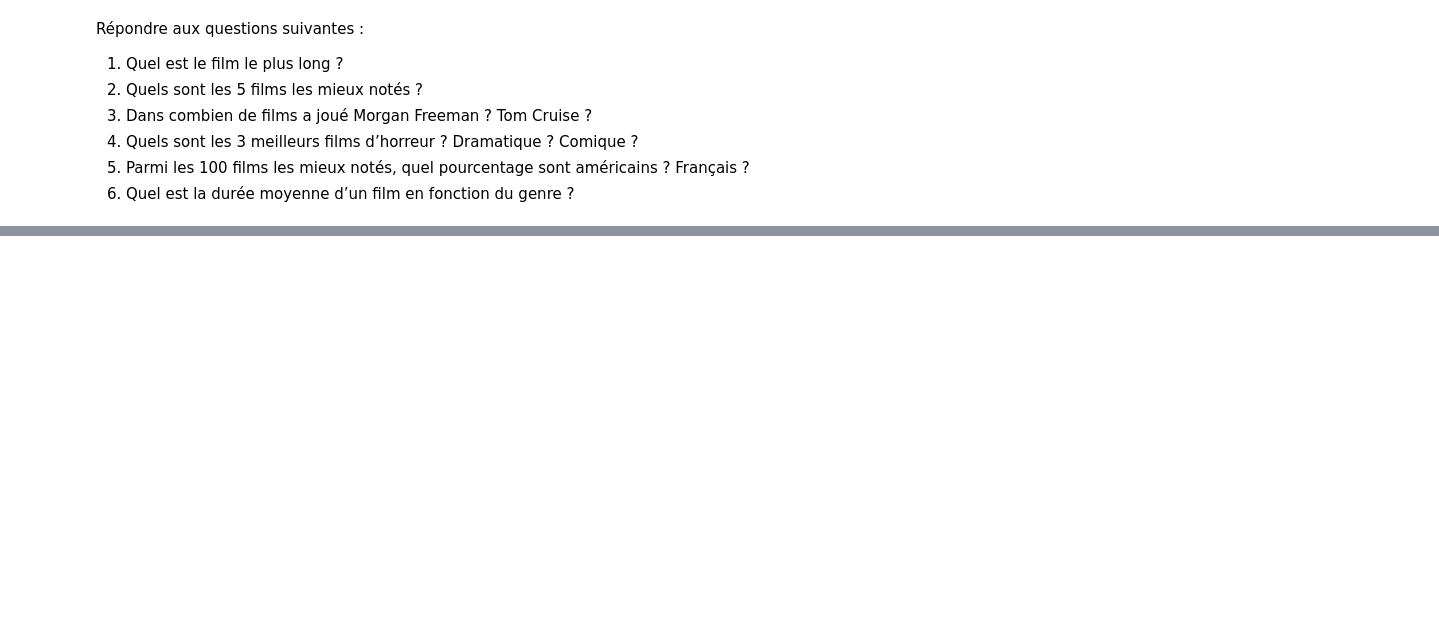
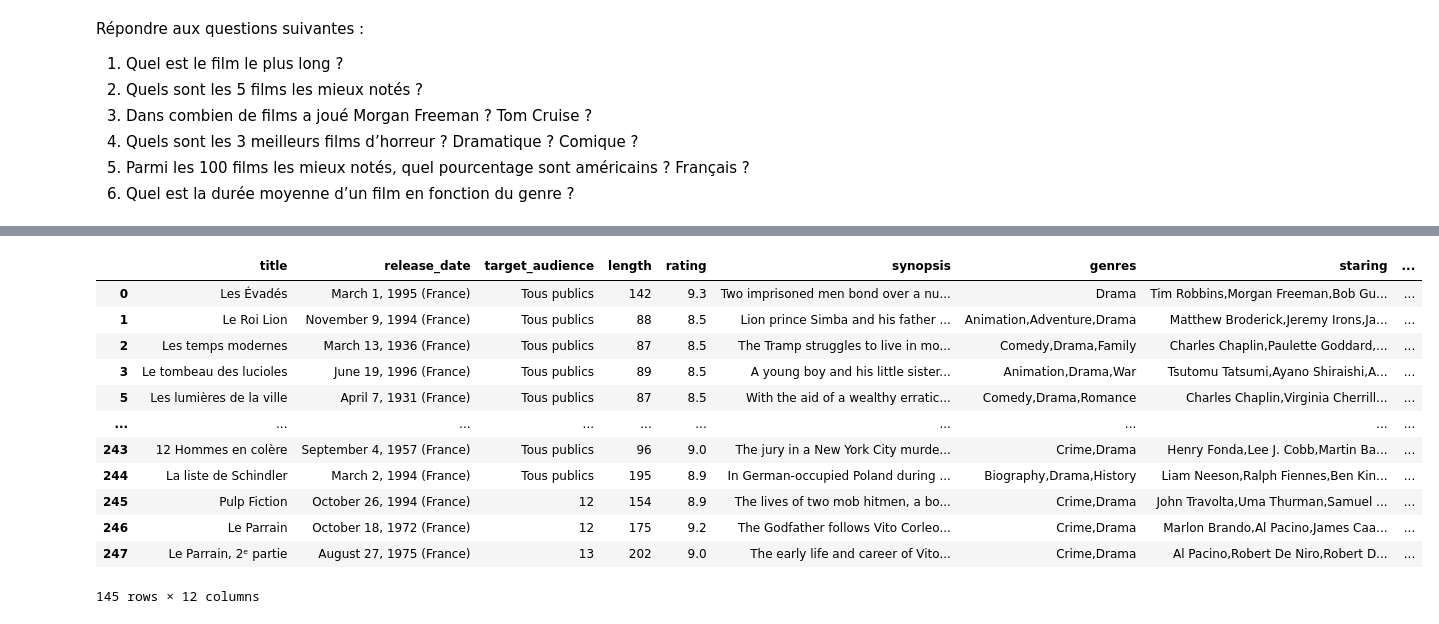
Before and after one commit to tyc45/Brief_Scraping_Allocine, a Jupyter notebook: questions.ipynb, the cells around one changed output, grey strips where cells are left out. Drawn from its saved outputs; the diff is of its cells as text; code cells hidden in the pictures; blank space fills up the shorter version.

```diff
--- a/questions.ipynb
+++ b/questions.ipynb
@@ -38,0 +62,3 @@ best_movies.rating.apply(lambda x:float(x))
+# %%
+best_movies['release_year'] = best_movies['release_date'].str.extract(r', (\d+)')
+best_movies['release_year'] = best_movies['release_year'].astype('float', errors='ignore')
@@ -38,0 +87,17 @@ best_movies.rating.apply(lambda x:float(x))
+# %%
+mask = best_movies['release_year'] < 2000
+best_movies[mask]
+# %% [output]
+|  | title | release_date | target_audience | length | rating | synopsis | genres | staring | ... |
+| 0 | Les Évadés | March 1, 1995 (France) | Tous publics | 142 | 9.3 | Two imprisoned men bond over a nu... | Drama | Tim Robbins,Morgan Freeman,Bob Gu... | ... |
+| 1 | Le Roi Lion | November 9, 1994 (France) | Tous publics | 88 | 8.5 | Lion prince Simba and his father ... | Animation,Adventure,Drama | Matthew Broderick,Jeremy Irons,Ja... | ... |
+| 2 | Les temps modernes | March 13, 1936 (France) | Tous publics | 87 | 8.5 | The Tramp struggles to live in mo... | Comedy,Drama,Family | Charles Chaplin,Paulette Goddard,... | ... |
+| 3 | Le tombeau des lucioles | June 19, 1996 (France) | Tous publics | 89 | 8.5 | A young boy and his little sister... | Animation,Drama,War | Tsutomu Tatsumi,Ayano Shiraishi,A... | ... |
+| 5 | Les lumières de la ville | April 7, 1931 (France) | Tous publics | 87 | 8.5 | With the aid of a wealthy erratic... | Comedy,Drama,Romance | Charles Chaplin,Virginia Cherrill... | ... |
+| ... | ... | ... | ... | ... | ... | ... | ... | ... | ... |
+| 243 | 12 Hommes en colère | September 4, 1957 (France) | Tous publics | 96 | 9.0 | The jury in a New York City murde... | Crime,Drama | Henry Fonda,Lee J. Cobb,Martin Ba... | ... |
+| 244 | La liste de Schindler | March 2, 1994 (France) | Tous publics | 195 | 8.9 | In German-occupied Poland during ... | Biography,Drama,History | Liam Neeson,Ralph Fiennes,Ben Kin... | ... |
+| 245 | Pulp Fiction | October 26, 1994 (France) | 12 | 154 | 8.9 | The lives of two mob hitmen, a bo... | Crime,Drama | John Travolta,Uma Thurman,Samuel ... | ... |
+| 246 | Le Parrain | October 18, 1972 (France) | 12 | 175 | 9.2 | The Godfather follows Vito Corleo... | Crime,Drama | Marlon Brando,Al Pacino,James Caa... | ... |
+| 247 | Le Parrain, 2ᵉ partie | August 27, 1975 (France) | 13 | 202 | 9.0 | The early life and career of Vito... | Crime,Drama | Al Pacino,Robert De Niro,Robert D... | ... |
+145 rows × 12 columns
```
Also changed, not shown: parts of 14 cells of this notebook, 1 other file.
